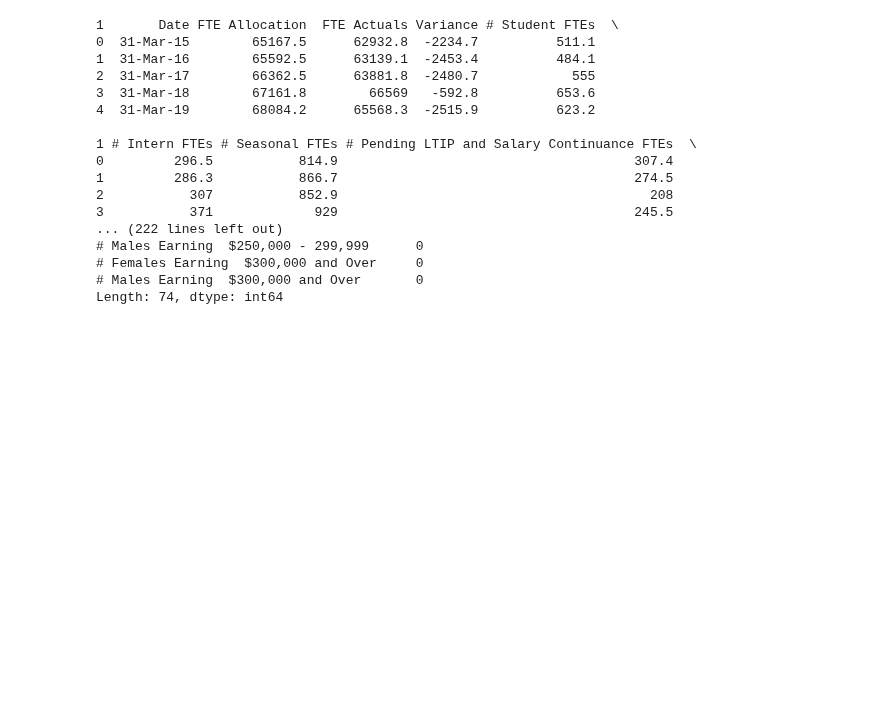
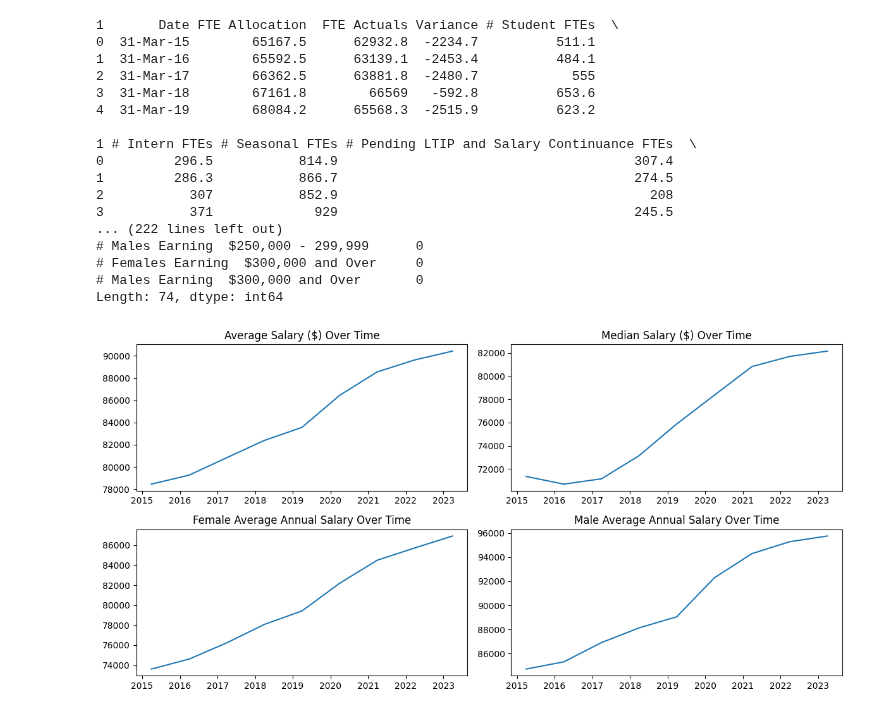
Before and after one commit to VladSaaS/peopleanlaytics, a Jupyter notebook: Ontario Public Service/OPS_compensation.ipynb, the cells around one changed output. Drawn from its saved outputs; the diff is of its cells as text; code cells hidden in the pictures; blank space fills up the shorter version.

Commit message:
Plotting selected compensation features over time.

```diff
--- a/Ontario Public Service/OPS_compensation.ipynb
+++ b/Ontario Public Service/OPS_compensation.ipynb
@@ -52,3 +52,40 @@ df['Average Salary ($)'] = df['Average Salary ($)'].astype(float)
 df['Median Salary ($)'] = df['Median Salary ($)'].astype(float)
 df['Female Average Annual Salary'] = df['Female Average Annual Salary'].astype(float)
 df['Male Average Annual Salary'] = df['Male Average Annual Salary'].astype(float)
+# %%
+# Plotting compensation features transformed above
+df['Date'] = pd.to_datetime(df['Date'])
+
+# Set the 'Date' column as the index for time-based plotting.
+df.set_index('Date', inplace=True)
+
+# Plotting the trends over time
+plt.figure(figsize=(12, 6))
+
+# Plotting Average Salary ($) over time
+plt.subplot(221)
+plt.plot(df.index, df['Average Salary ($)'])
+plt.title('Average Salary ($) Over Time')
+
+# Plotting Median Salary ($) over time
+plt.subplot(222)
+plt.plot(df.index, df['Median Salary ($)'])
+plt.title('Median Salary ($) Over Time')
+
+# Plotting Female Average Annual Salary over time
+plt.subplot(223)
+plt.plot(df.index, df['Female Average Annual Salary'])
+plt.title('Female Average Annual Salary Over Time')
+
+# Plotting Male Average Annual Salary over time
+plt.subplot(224)
+plt.plot(df.index, df['Male Average Annual Salary'])
+plt.title('Male Average Annual Salary Over Time')
+
+# Ensuring proper spacing between subplots
+plt.tight_layout()
+
+# Showing the plots
+plt.show()
+# %% [output]
+[figure, added]
```
